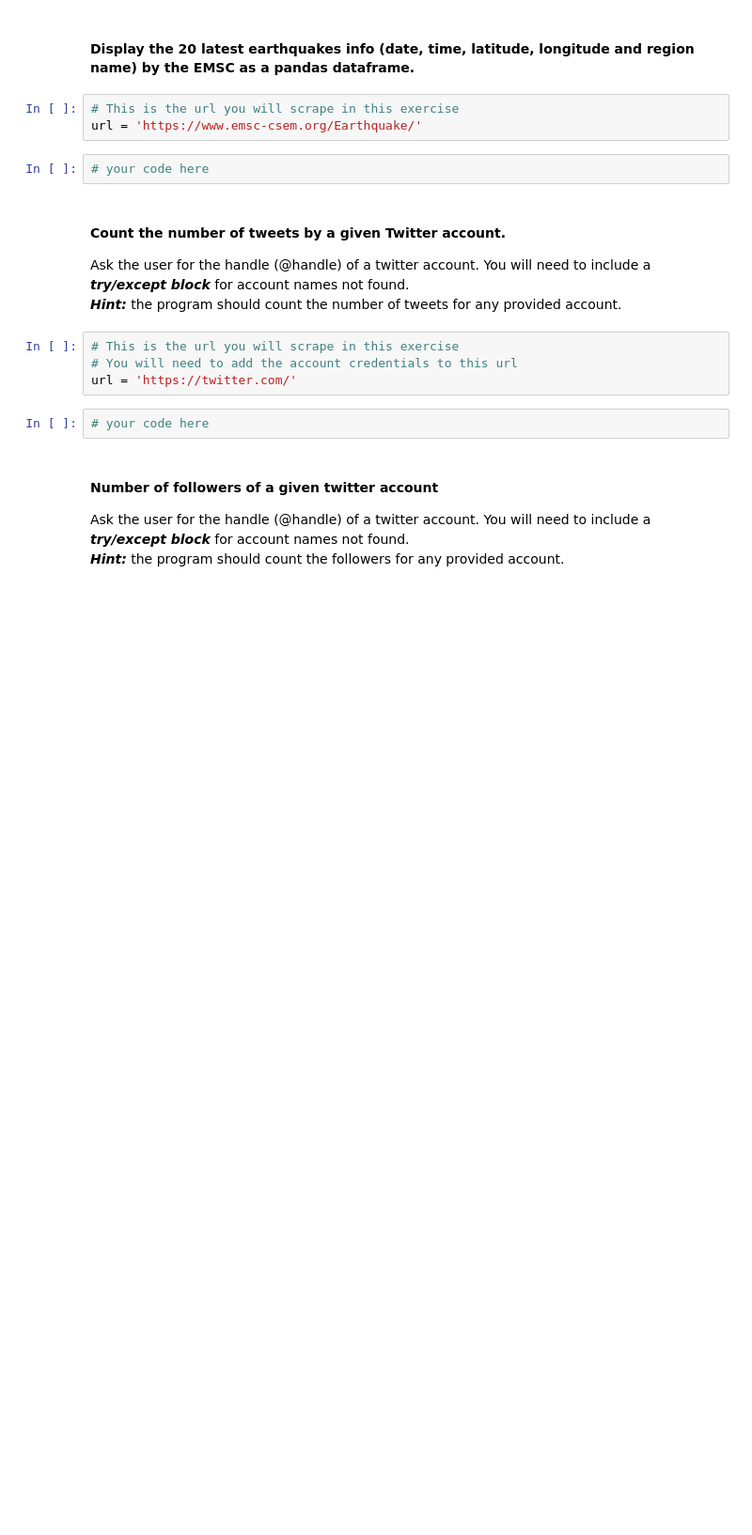
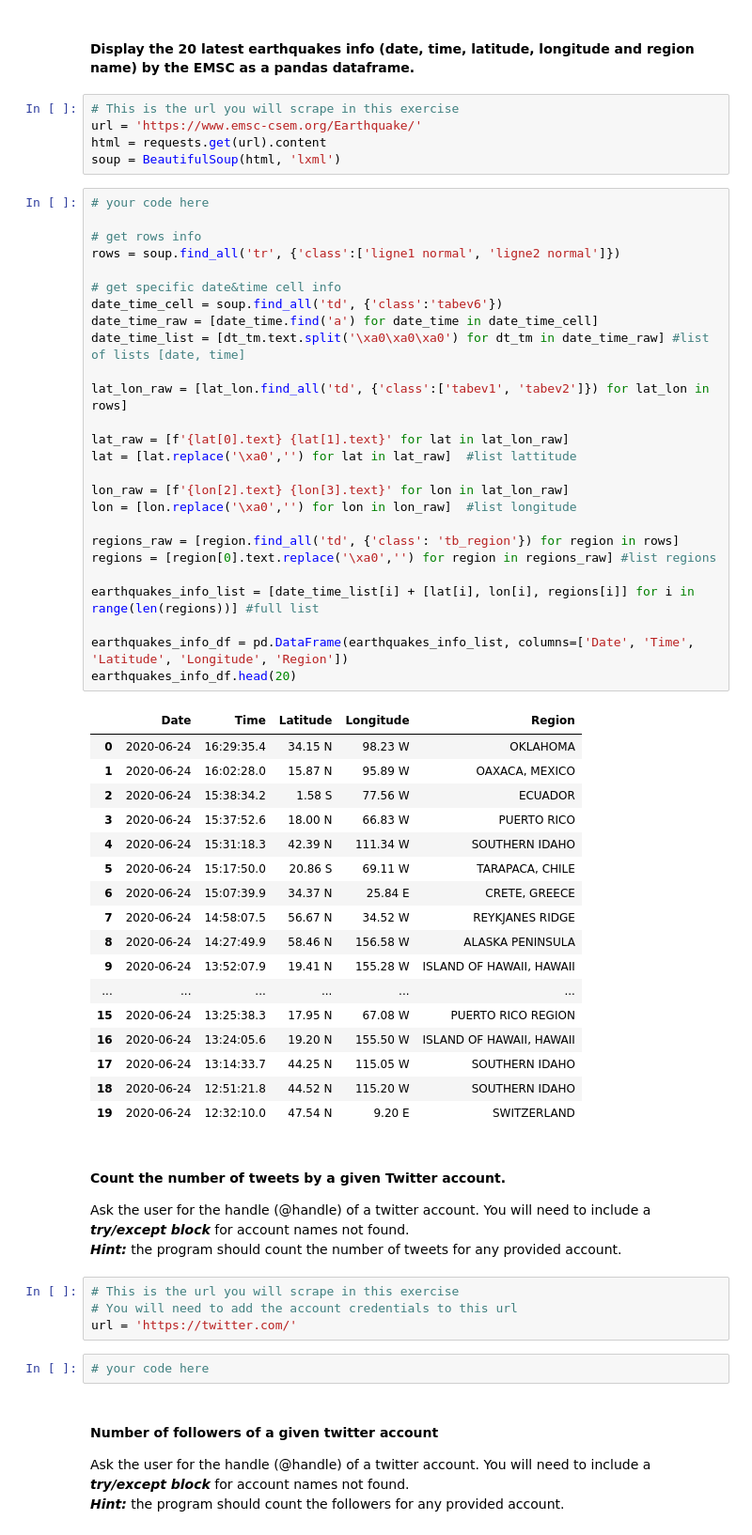
Before and after one commit to ta-data-mad/dataptmad0420, a Jupyter notebook: extra-work/m1/lab-web-scraping/your-code/main.ipynb, the cells around one changed output. Shown at 94% size. Saved outputs shown, nothing was run; the diff lists cells and outputs as text; blank space fills up the shorter version.

```diff
--- a/extra-work/m1/lab-web-scraping/your-code/main.ipynb
+++ b/extra-work/m1/lab-web-scraping/your-code/main.ipynb
@@ -121,8 +289,52 @@ url = 'https://www.fbi.gov/wanted/topten'
 # %%
 # This is the url you will scrape in this exercise
 url = 'https://www.emsc-csem.org/Earthquake/'
+html = requests.get(url).content
+soup = BeautifulSoup(html, 'lxml')
-# %%
-# your code here
+# %%
+# your code here
+
+# get rows info
+rows = soup.find_all('tr', {'class':['ligne1 normal', 'ligne2 normal']})
+
+# get specific date&time cell info
+date_time_cell = soup.find_all('td', {'class':'tabev6'})
+date_time_raw = [date_time.find('a') for date_time in date_time_cell]
+date_time_list = [dt_tm.text.split('\xa0\xa0\xa0') for dt_tm in date_time_raw] #list of lists [date, time]
+
+lat_lon_raw = [lat_lon.find_all('td', {'class':['tabev1', 'tabev2']}) for lat_lon in rows]
+
+lat_raw = [f'{lat[0].text} {lat[1].text}' for lat in lat_lon_raw]
+lat = [lat.replace('\xa0','') for lat in lat_raw]  #list lattitude
+
+lon_raw = [f'{lon[2].text} {lon[3].text}' for lon in lat_lon_raw]
+lon = [lon.replace('\xa0','') for lon in lon_raw]  #list longitude
+
+regions_raw = [region.find_all('td', {'class': 'tb_region'}) for region in rows]
+regions = [region[0].text.replace('\xa0','') for region in regions_raw] #list regions
+
+earthquakes_info_list = [date_time_list[i] + [lat[i], lon[i], regions[i]] for i in range(len(regions))] #full list
+
+earthquakes_info_df = pd.DataFrame(earthquakes_info_list, columns=['Date', 'Time', 'Latitude', 'Longitude', 'Region'])
+earthquakes_info_df.head(20)
+# %% [output]
+|  | Date | Time | Latitude | Longitude | Region |
+| 0 | 2020-06-24 | 16:29:35.4 | 34.15 N | 98.23 W | OKLAHOMA |
+| 1 | 2020-06-24 | 16:02:28.0 | 15.87 N | 95.89 W | OAXACA, MEXICO |
+| 2 | 2020-06-24 | 15:38:34.2 | 1.58 S | 77.56 W | ECUADOR |
+| 3 | 2020-06-24 | 15:37:52.6 | 18.00 N | 66.83 W | PUERTO RICO |
+| 4 | 2020-06-24 | 15:31:18.3 | 42.39 N | 111.34 W | SOUTHERN IDAHO |
+| 5 | 2020-06-24 | 15:17:50.0 | 20.86 S | 69.11 W | TARAPACA, CHILE |
+| 6 | 2020-06-24 | 15:07:39.9 | 34.37 N | 25.84 E | CRETE, GREECE |
+| 7 | 2020-06-24 | 14:58:07.5 | 56.67 N | 34.52 W | REYKJANES RIDGE |
+| 8 | 2020-06-24 | 14:27:49.9 | 58.46 N | 156.58 W | ALASKA PENINSULA |
+| 9 | 2020-06-24 | 13:52:07.9 | 19.41 N | 155.28 W | ISLAND OF HAWAII, HAWAII |
+| ... | ... | ... | ... | ... | ... |
+| 15 | 2020-06-24 | 13:25:38.3 | 17.95 N | 67.08 W | PUERTO RICO REGION |
+| 16 | 2020-06-24 | 13:24:05.6 | 19.20 N | 155.50 W | ISLAND OF HAWAII, HAWAII |
+| 17 | 2020-06-24 | 13:14:33.7 | 44.25 N | 115.05 W | SOUTHERN IDAHO |
+| 18 | 2020-06-24 | 12:51:21.8 | 44.52 N | 115.20 W | SOUTHERN IDAHO |
+| 19 | 2020-06-24 | 12:32:10.0 | 47.54 N | 9.20 E | SWITZERLAND |
 # %% [markdown]
 #### Count the number of tweets by a given Twitter account.
 Ask the user for the handle (@handle) of a twitter account. You will need to include a ***try/except block*** for account names not found.
```
Also changed, not shown: parts of 20 cells of this notebook.
